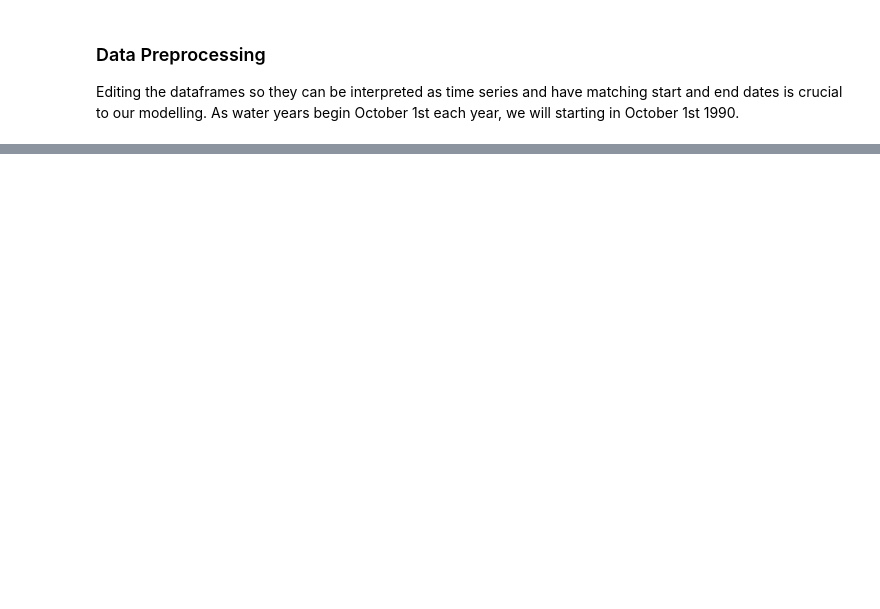
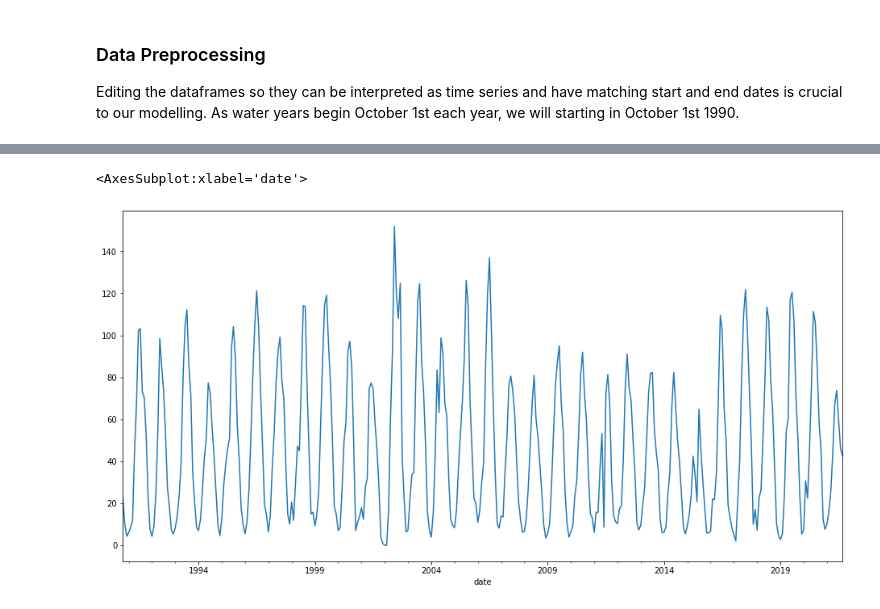
Before and after one commit to jadeadams517/California_Reservoir_Prediction, a Jupyter notebook: mvp.ipynb, the cells around one changed output, grey strips where cells are left out. Drawn from its saved outputs; the diff is of its cells as text; code cells hidden in the pictures; blank space fills up the shorter version.

```diff
--- a/mvp.ipynb
+++ b/mvp.ipynb
@@ -131,0 +174,7 @@ list(range(1990,2021))
+# %%
+#plot average cfs evaporation per month
+
+data.evaporation.plot(figsize=(16,8))
+# %% [output]
+<AxesSubplot:xlabel='date'>
+[figure, added]
```
Also changed, not shown: parts of 53 cells of this notebook, 4 other files.
